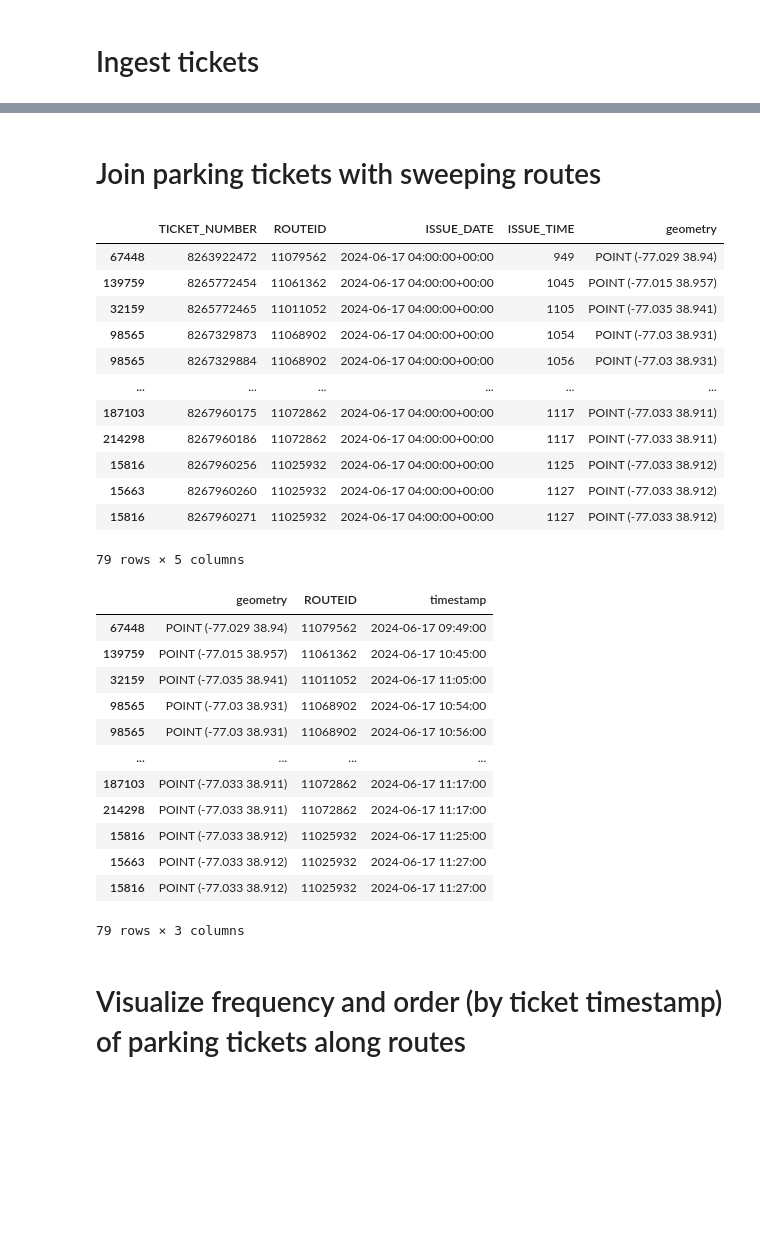
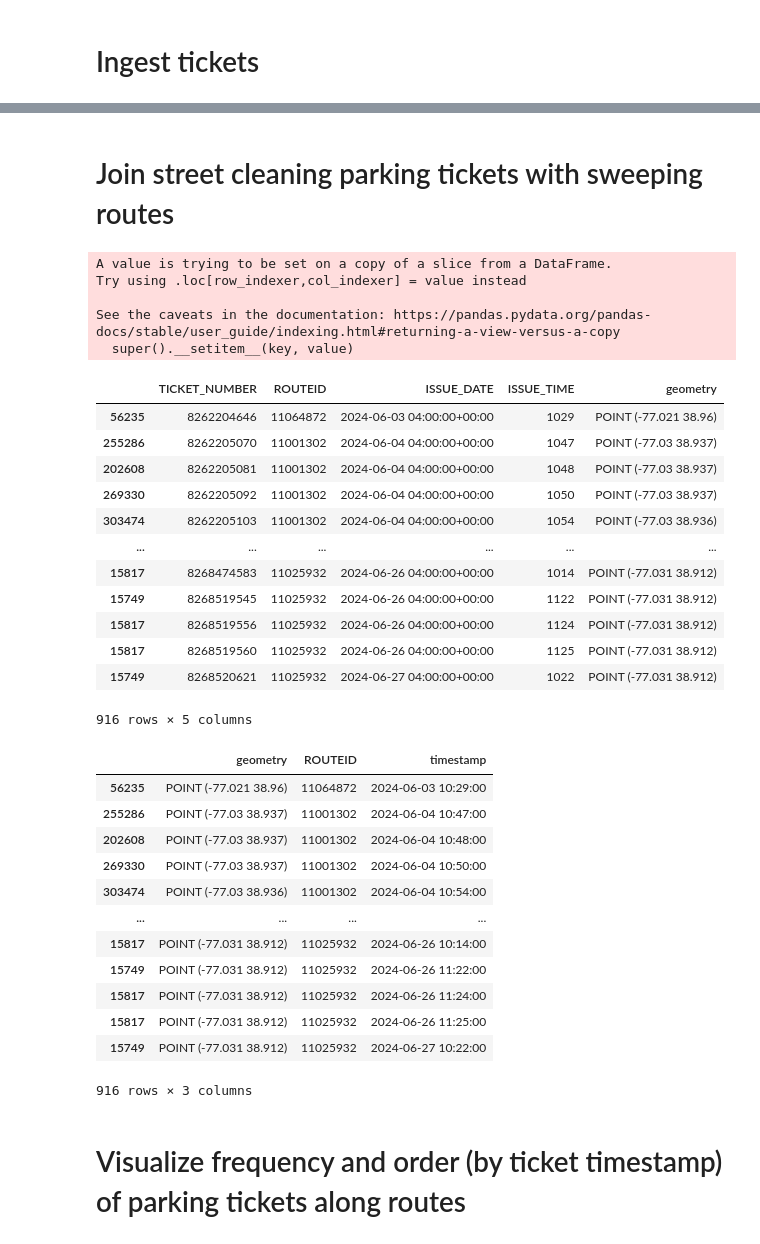
Before and after one commit to reedmarkham/meter-made, a Jupyter notebook: meter_made.ipynb, the cells around one changed output, grey strips where cells are left out. Drawn from its saved outputs; the diff is of its cells as text; code cells hidden in the pictures; blank space fills up the shorter version.

```diff
--- a/meter_made.ipynb
+++ b/meter_made.ipynb
@@ -113,0 +76,13 @@ display(tickets)
+# %%
+t = gpd.read_file('/content/drive/MyDrive/dc-parking-data/Parking_Violations_Issued_in_June_2024.geojson')
+
+tickets = gpd.GeoDataFrame(
+    t,
+    geometry=gpd.points_from_xy(t.LONGITUDE, t.LATITUDE),
+    crs="EPSG:4326"
+)
+
+# Fill NaN values in VIOLATION_PROC_DESC with an empty string before using .str.contains()
+tickets['VIOLATION_PROC_DESC'] = tickets['VIOLATION_PROC_DESC'].fillna('')
+
+display(tickets[tickets.VIOLATION_PROC_DESC.str.contains('EXPIRED METER')])
@@ -114,28 +103,33 @@ display(tickets)
 # %% [markdown]
-# Join parking tickets with sweeping routes
+# Join street cleaning parking tickets with sweeping routes
 # %%
 routes_gdf.geometry = routes_gdf.geometry.set_precision(grid_size=0.0001).force_2d()
-tickets.geometry = tickets.geometry.set_precision(grid_size=0.0001).force_2d()
-
-tickets_and_routes = gpd.sjoin(routes_gdf, tickets, how='inner', predicate='intersects')
+cleaning_tix = tickets[tickets.VIOLATION_CODE == 'P173']
+cleaning_tix.geometry = cleaning_tix.geometry.set_precision(grid_size=0.0001).force_2d()
+tickets_and_routes = gpd.sjoin(routes_gdf, cleaning_tix, how='inner', predicate='intersects')
 tickets_and_routes = tickets_and_routes[['TICKET_NUMBER', 'ROUTEID', 'ISSUE_DATE', 'ISSUE_TIME', 'geometry']]
 tickets_and_routes = tickets_and_routes.sort_values(by='TICKET_NUMBER').drop_duplicates()
 tickets_and_routes.geometry = tickets_and_routes.geometry.set_precision(grid_size=0.00001)
 display(tickets_and_routes)
 # %% [output]
+A value is trying to be set on a copy of a slice from a DataFrame.
+Try using .loc[row_indexer,col_indexer] = value instead
+
+See the caveats in the documentation: https://pandas.pydata.org/pandas-docs/stable/user_guide/indexing.html#returning-a-view-versus-a-copy
+  super().__setitem__(key, value)
 |  | TICKET_NUMBER | ROUTEID | ISSUE_DATE | ISSUE_TIME | geometry |
-| 67448 | 8263922472 | 11079562 | 2024-06-17 04:00:00+00:00 | 949 | POINT (-77.029 38.94) |
-| 139759 | 8265772454 | 11061362 | 2024-06-17 04:00:00+00:00 | 1045 | POINT (-77.015 38.957) |
-| 32159 | 8265772465 | 11011052 | 2024-06-17 04:00:00+00:00 | 1105 | POINT (-77.035 38.941) |
-| 98565 | 8267329873 | 11068902 | 2024-06-17 04:00:00+00:00 | 1054 | POINT (-77.03 38.931) |
-| 98565 | 8267329884 | 11068902 | 2024-06-17 04:00:00+00:00 | 1056 | POINT (-77.03 38.931) |
+| 56235 | 8262204646 | 11064872 | 2024-06-03 04:00:00+00:00 | 1029 | POINT (-77.021 38.96) |
+| 255286 | 8262205070 | 11001302 | 2024-06-04 04:00:00+00:00 | 1047 | POINT (-77.03 38.937) |
+| 202608 | 8262205081 | 11001302 | 2024-06-04 04:00:00+00:00 | 1048 | POINT (-77.03 38.937) |
+| 269330 | 8262205092 | 11001302 | 2024-06-04 04:00:00+00:00 | 1050 | POINT (-77.03 38.937) |
+| 303474 | 8262205103 | 11001302 | 2024-06-04 04:00:00+00:00 | 1054 | POINT (-77.03 38.936) |
 | ... | ... | ... | ... | ... | ... |
-| 187103 | 8267960175 | 11072862 | 2024-06-17 04:00:00+00:00 | 1117 | POINT (-77.033 38.911) |
-| 214298 | 8267960186 | 11072862 | 2024-06-17 04:00:00+00:00 | 1117 | POINT (-77.033 38.911) |
-| 15816 | 8267960256 | 11025932 | 2024-06-17 04:00:00+00:00 | 1125 | POINT (-77.033 38.912) |
-| 15663 | 8267960260 | 11025932 | 2024-06-17 04:00:00+00:00 | 1127 | POINT (-77.033 38.912) |
-| 15816 | 8267960271 | 11025932 | 2024-06-17 04:00:00+00:00 | 1127 | POINT (-77.033 38.912) |
+| 15817 | 8268474583 | 11025932 | 2024-06-26 04:00:00+00:00 | 1014 | POINT (-77.031 38.912) |
+| 15749 | 8268519545 | 11025932 | 2024-06-26 04:00:00+00:00 | 1122 | POINT (-77.031 38.912) |
+| 15817 | 8268519556 | 11025932 | 2024-06-26 04:00:00+00:00 | 1124 | POINT (-77.031 38.912) |
+| 15817 | 8268519560 | 11025932 | 2024-06-26 04:00:00+00:00 | 1125 | POINT (-77.031 38.912) |
+| 15749 | 8268520621 | 11025932 | 2024-06-27 04:00:00+00:00 | 1022 | POINT (-77.031 38.912) |
-79 rows × 5 columns
+916 rows × 5 columns
 # %%
 tickets_and_routes['timestamp'] = tickets_and_routes.apply(
     lambda row: str(row['ISSUE_DATE'].date()) + ' ' + row['ISSUE_TIME'],
@@ -153,18 +147,18 @@ tickets_and_routes = tickets_and_routes[['geometry', 'ROUTEID', 'timestamp']]
 display(tickets_and_routes)
 # %% [output]
 |  | geometry | ROUTEID | timestamp |
-| 67448 | POINT (-77.029 38.94) | 11079562 | 2024-06-17 09:49:00 |
-| 139759 | POINT (-77.015 38.957) | 11061362 | 2024-06-17 10:45:00 |
-| 32159 | POINT (-77.035 38.941) | 11011052 | 2024-06-17 11:05:00 |
-| 98565 | POINT (-77.03 38.931) | 11068902 | 2024-06-17 10:54:00 |
-| 98565 | POINT (-77.03 38.931) | 11068902 | 2024-06-17 10:56:00 |
+| 56235 | POINT (-77.021 38.96) | 11064872 | 2024-06-03 10:29:00 |
+| 255286 | POINT (-77.03 38.937) | 11001302 | 2024-06-04 10:47:00 |
+| 202608 | POINT (-77.03 38.937) | 11001302 | 2024-06-04 10:48:00 |
+| 269330 | POINT (-77.03 38.937) | 11001302 | 2024-06-04 10:50:00 |
+| 303474 | POINT (-77.03 38.936) | 11001302 | 2024-06-04 10:54:00 |
 | ... | ... | ... | ... |
-| 187103 | POINT (-77.033 38.911) | 11072862 | 2024-06-17 11:17:00 |
-| 214298 | POINT (-77.033 38.911) | 11072862 | 2024-06-17 11:17:00 |
-| 15816 | POINT (-77.033 38.912) | 11025932 | 2024-06-17 11:25:00 |
-| 15663 | POINT (-77.033 38.912) | 11025932 | 2024-06-17 11:27:00 |
-| 15816 | POINT (-77.033 38.912) | 11025932 | 2024-06-17 11:27:00 |
+| 15817 | POINT (-77.031 38.912) | 11025932 | 2024-06-26 10:14:00 |
+| 15749 | POINT (-77.031 38.912) | 11025932 | 2024-06-26 11:22:00 |
+| 15817 | POINT (-77.031 38.912) | 11025932 | 2024-06-26 11:24:00 |
+| 15817 | POINT (-77.031 38.912) | 11025932 | 2024-06-26 11:25:00 |
+| 15749 | POINT (-77.031 38.912) | 11025932 | 2024-06-27 10:22:00 |
-79 rows × 3 columns
+916 rows × 3 columns
 # %% [markdown]
 # Visualize frequency and order (by ticket timestamp) of parking tickets along routes
 # %%
```
Also changed, not shown: parts of 11 cells of this notebook.
